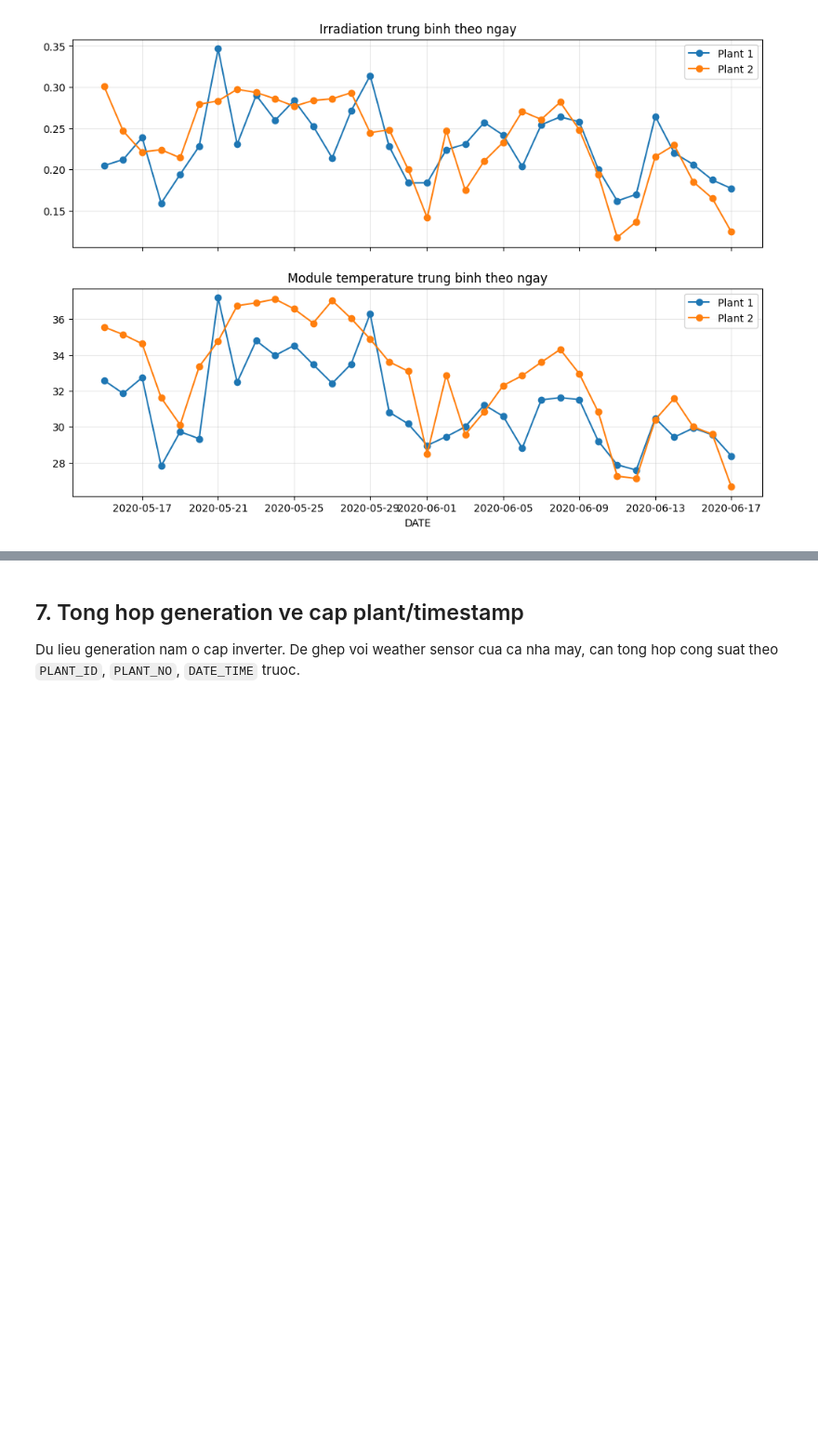
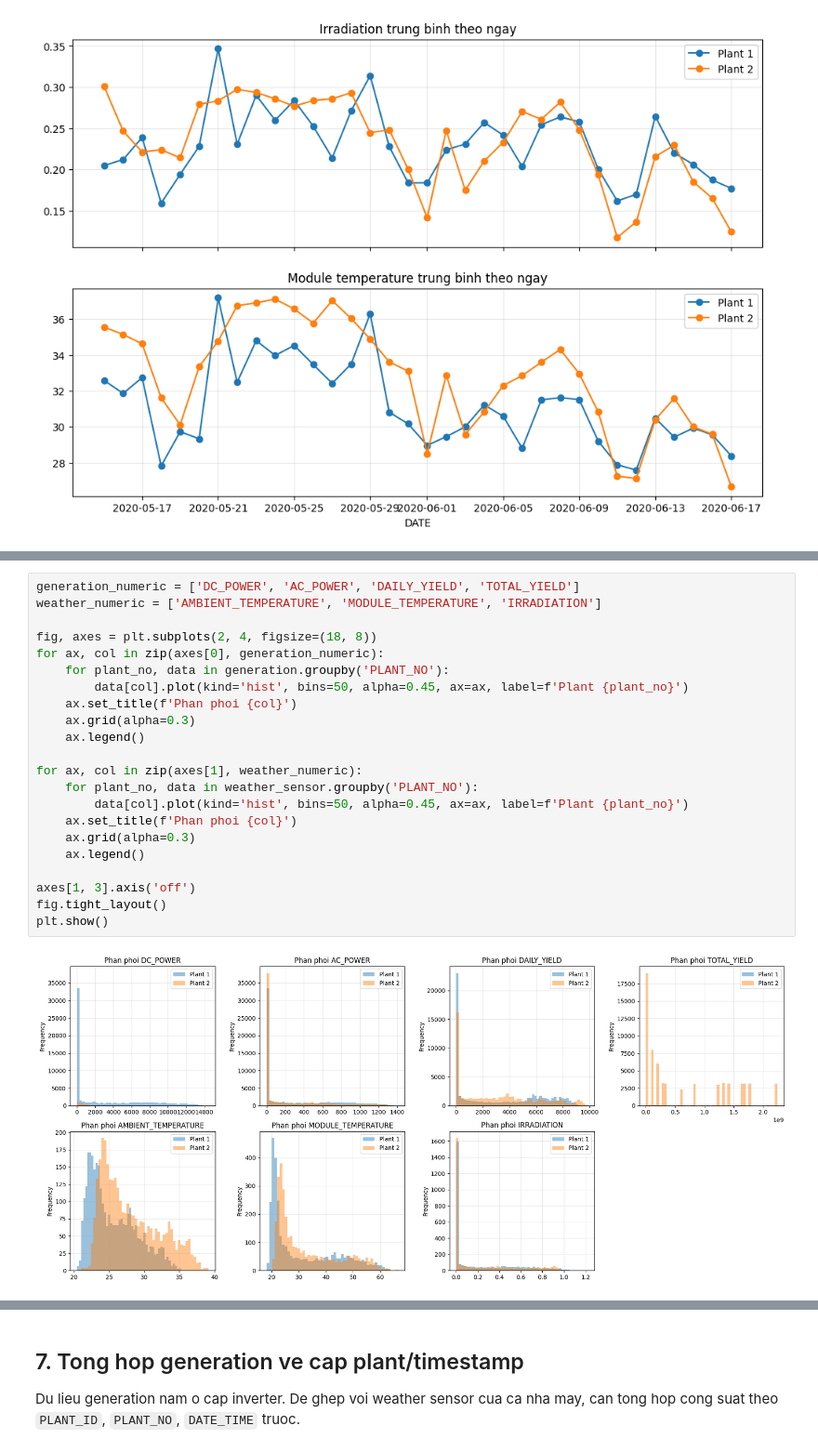
Before and after one commit to quanzz123/Prj_gr13, a Jupyter notebook: EDASolarPowerGenerationData.ipynb, the cells around one changed output, grey strips where cells are left out. Shown at 93% size. Saved outputs shown, nothing was run; the diff lists cells and outputs as text; blank space fills up the shorter version.

```diff
--- a/EDASolarPowerGenerationData.ipynb
+++ b/EDASolarPowerGenerationData.ipynb
@@ -276,0 +383,24 @@ plt.show()
+# %%
+generation_numeric = ['DC_POWER', 'AC_POWER', 'DAILY_YIELD', 'TOTAL_YIELD']
+weather_numeric = ['AMBIENT_TEMPERATURE', 'MODULE_TEMPERATURE', 'IRRADIATION']
+
+fig, axes = plt.subplots(2, 4, figsize=(18, 8))
+for ax, col in zip(axes[0], generation_numeric):
+    for plant_no, data in generation.groupby('PLANT_NO'):
+        data[col].plot(kind='hist', bins=50, alpha=0.45, ax=ax, label=f'Plant {plant_no}')
+    ax.set_title(f'Phan phoi {col}')
+    ax.grid(alpha=0.3)
+    ax.legend()
+
+for ax, col in zip(axes[1], weather_numeric):
+    for plant_no, data in weather_sensor.groupby('PLANT_NO'):
+        data[col].plot(kind='hist', bins=50, alpha=0.45, ax=ax, label=f'Plant {plant_no}')
+    ax.set_title(f'Phan phoi {col}')
+    ax.grid(alpha=0.3)
+    ax.legend()
+
+axes[1, 3].axis('off')
+fig.tight_layout()
+plt.show()
+# %% [output]
+[figure, added]
```
Also changed, not shown: parts of 13 cells of this notebook, 4 other files.
